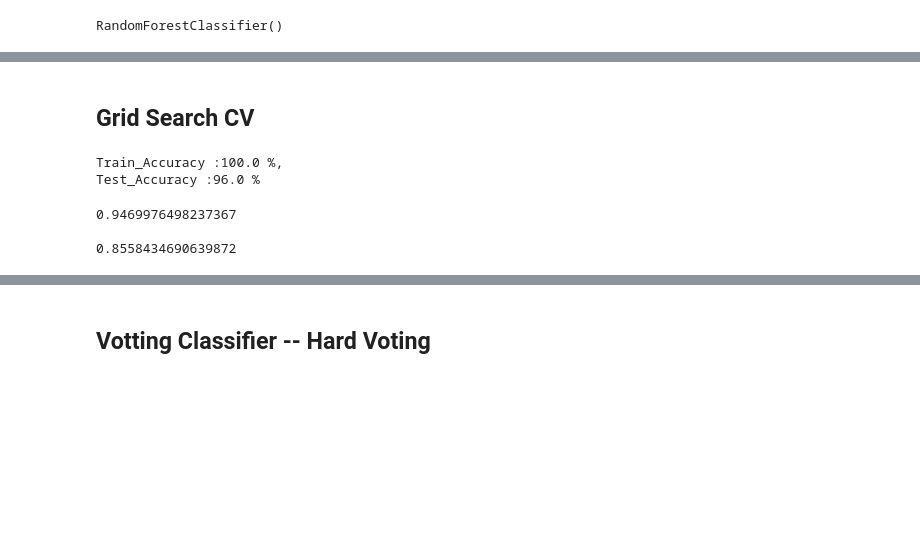
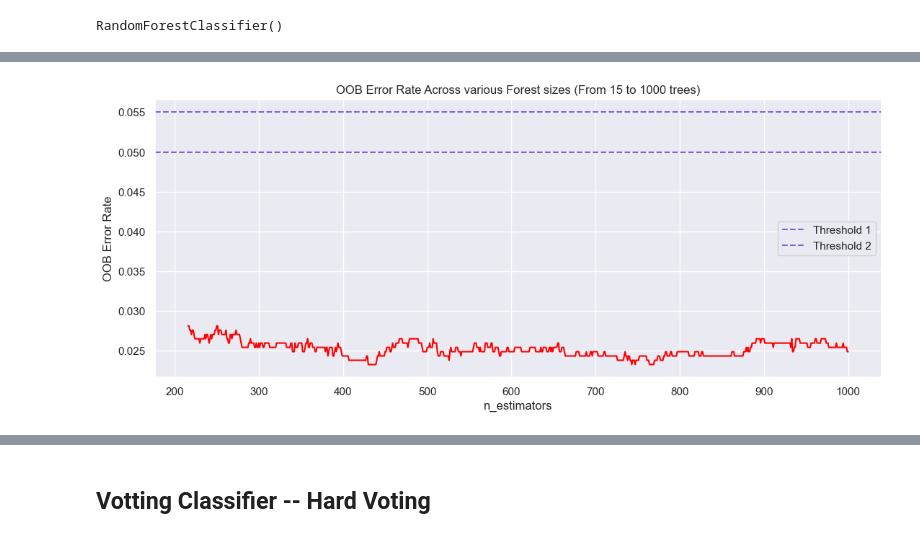
Before and after one commit to arunChauhan-coder/ML_Projects, a Jupyter notebook: HR_Analytics/HR_Attrition.ipynb, the cells around one changed output, grey strips where cells are left out. Cells and saved outputs as stored; diff of their text form; code cells hidden in the pictures; blank space fills up the shorter version.

```diff
--- a/HR_Analytics/HR_Attrition.ipynb
+++ b/HR_Analytics/HR_Attrition.ipynb
@@ -857,18 +866,18 @@ oob_series
 # %%
-"""
+
 # Plotting oob error on different estimators
 fig, ax = plt.subplots(figsize=(13, 5))
 oob_series.plot(kind='line', color='red', ax=ax)
 
 # plotting the threshold line at 0.5
 plt.axhline(y=0.055, color='#875FDB', linestyle='--', label='Threshold 1')
 plt.axhline(y=0.05, color='#875FDB', linestyle='--', label='Threshold 2')
 
 plt.xlabel('n_estimators')
 plt.ylabel('OOB Error Rate')
 plt.title('OOB Error Rate Across various Forest sizes (From 15 to 1000 trees)')
 plt.legend()
 
 plt.show()
+# %% [output]
+[figure, added]
-# %% [markdown]
-## Grid Search CV
@@ -912,20 +883,0 @@ rfc = RandomForestClassifier(n_estimators =300,
-# %%
-rfc.fit(df_x_train, y_train)
-y_pred_train_rfc = rfc.predict(df_x_train)
-Train_acc = accuracy_score(y_train, y_pred_train_rfc)
-y_pred_test_rfc = rfc.predict(df_x_test)
-Test_acc = accuracy_score(y_test, y_pred_test_rfc)
-print(f'Train_Accuracy :{Train_acc.round(2)*100} %, \nTest_Accuracy :{Test_acc.round(2)*100} %')
-# %% [output]
-Train_Accuracy :100.0 %,
-Test_Accuracy :96.0 %
-# %%
-training_accuracy = cross_val_score(rfc, df_x_train, y_train, cv=10)
-test_accuracy = cross_val_score(rfc, df_x_test, y_test, cv=10)
-print(training_accuracy.mean())
-print()
-print(test_accuracy.mean())
-# %% [output]
-0.9469976498237367
-
-0.8558434690639872
```
Also changed, not shown: parts of 76 cells of this notebook, 27 other files.
